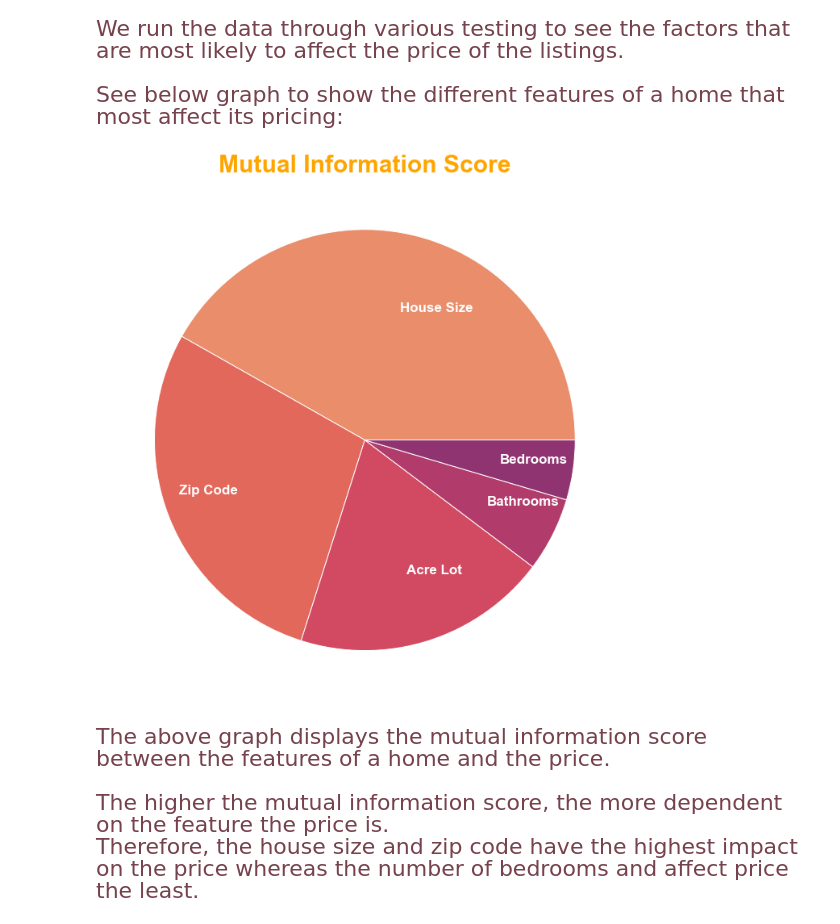
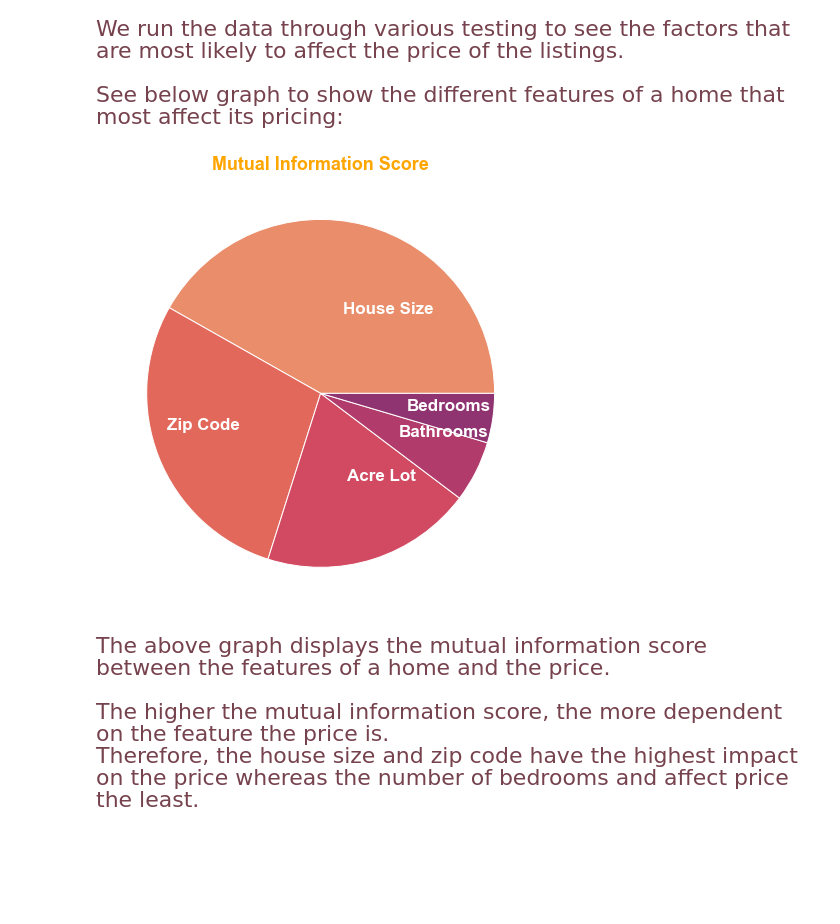
Before and after one commit to Chlo-Sko/Listing-Price-Predictor, a Jupyter notebook: listing-price-predictor.ipynb, the cells around one changed output. Saved outputs shown, nothing was run; the diff lists cells and outputs as text; code cells hidden in the pictures; blank space fills up the shorter version.

```diff
--- a/listing-price-predictor.ipynb
+++ b/listing-price-predictor.ipynb
@@ -252,11 +252,11 @@ mut_info_score = get_mi_score(X,y)
 # %%
 textprops = {"fontsize":17, 'fontweight':'bold', 'color':'white'}
 labels = ['House Size', 'Zip Code', 'Acre Lot', 'Bathrooms', 'Bedrooms' ]
-plt.figure(figsize=(12,12))
-plt.pie(mut_info_score, labels=labels, textprops=textprops, labeldistance = 0.65)
-plt.title("Mutual Information Score", fontsize = 30, color="Orange", fontweight="bold");
+plt.figure(figsize=(8,8))
+plt.pie(mut_info_score, labels=labels, textprops=textprops, labeldistance = 0.5)
+plt.title("Mutual Information Score", fontsize = 18, color="Orange", fontweight="bold");
 # %% [output]
-[figure, old version]
+[figure, new version]
 # %% [markdown]
 <p span style="font-family:garamond; font-size:22px; text-align:left; color:#76424D">The above graph displays the mutual information score between the features of a home and the price. <br>
 <br>The higher the mutual information score, the more dependent on the feature the price is. <br>
```
Also changed, not shown: parts of 3 cells of this notebook.
